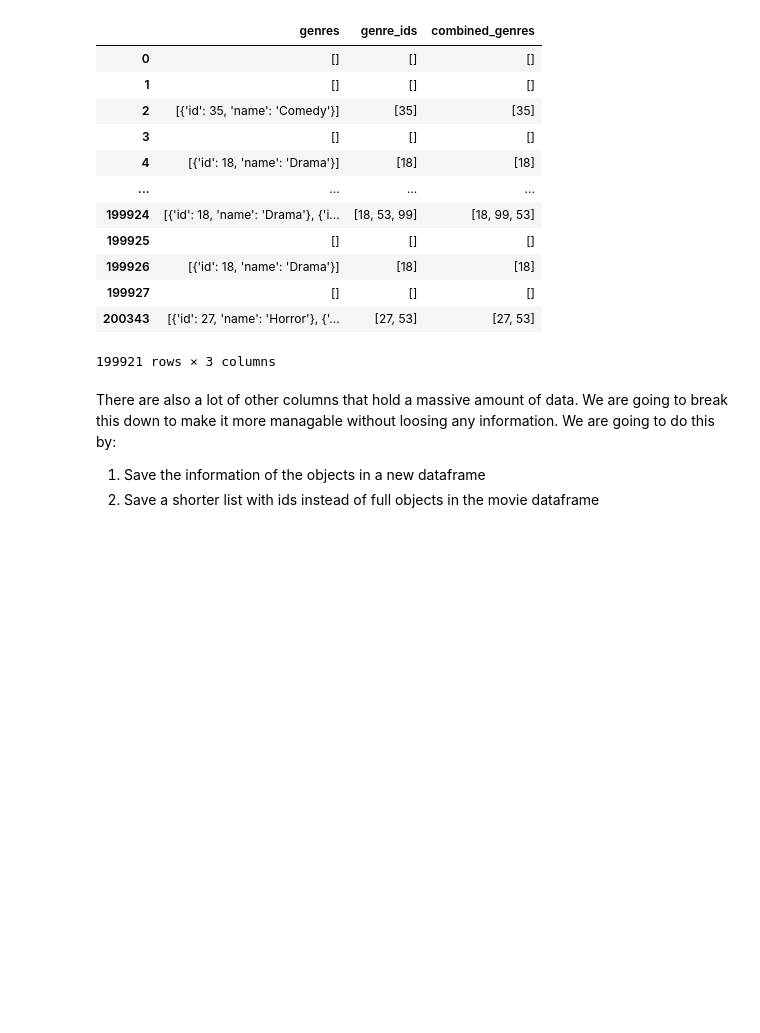
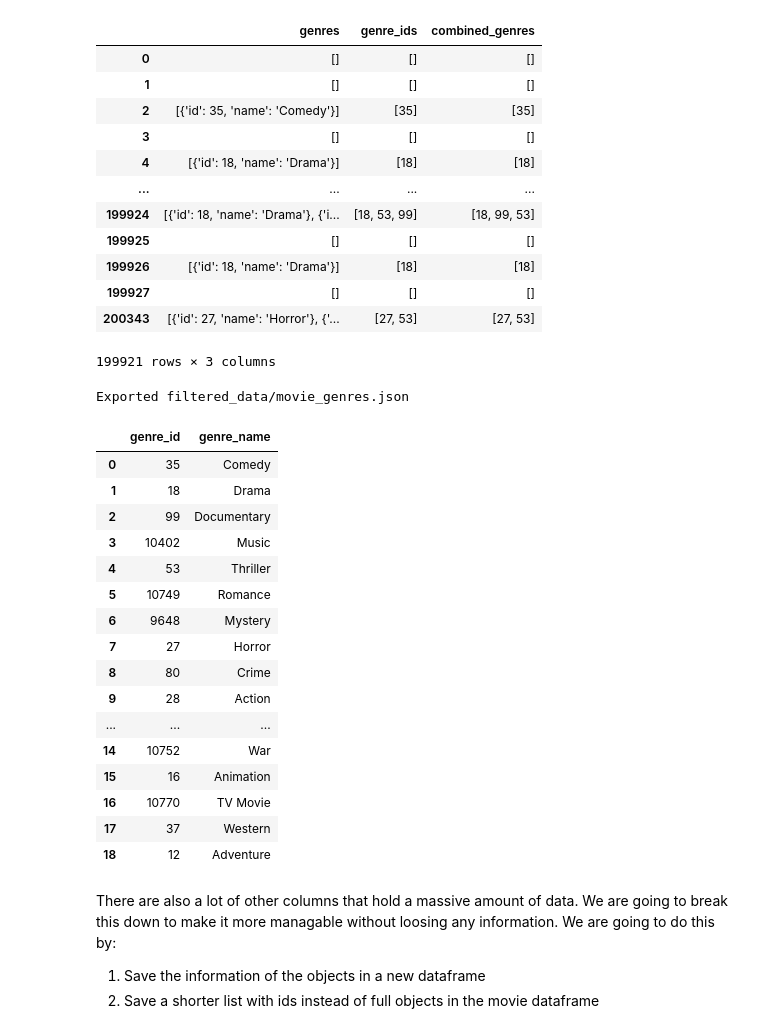
Before and after one commit to Simo067m/ComSocSci-Assignments, a Jupyter notebook: project/data_retrieval.ipynb, the cells around one changed output. Saved outputs shown, nothing was run; the diff lists cells and outputs as text; code cells hidden in the pictures; blank space fills up the shorter version.

Commit message:
Movie genres

```diff
--- a/project/data_retrieval.ipynb
+++ b/project/data_retrieval.ipynb
@@ -565,6 +565,38 @@ large_movie_df[['genres', 'genre_ids', 'combined_genres']]
 | 199927 | [] | [] | [] |
 | 200343 | [{'id': 27, 'name': 'Horror'}, {'... | [27, 53] | [27, 53] |
 199921 rows × 3 columns
+# %%
+# And keep genres names for later use
+genres_list = large_movie_df["genres"].explode().drop_duplicates().dropna().map(lambda x: tuple(x.values())).to_list()
+genres_df   = pd.DataFrame.from_records(genres_list, columns=["genre_id", "genre_name"])
+
+if save_information:
+    print('Exported filtered_data/movie_genres.json')
+    genres_df.to_json('filtered_data/movie_genres.json', orient='records', lines=True)
+
+else:
+    genres_df = pd.read_json('filtered_data/movie_genres.json', orient='records', lines=True)
+
+genres_df
+# %% [output]
+Exported filtered_data/movie_genres.json
+|  | genre_id | genre_name |
+| 0 | 35 | Comedy |
+| 1 | 18 | Drama |
+| 2 | 99 | Documentary |
+| 3 | 10402 | Music |
+| 4 | 53 | Thriller |
+| 5 | 10749 | Romance |
+| 6 | 9648 | Mystery |
+| 7 | 27 | Horror |
+| 8 | 80 | Crime |
+| 9 | 28 | Action |
+| ... | ... | ... |
+| 14 | 10752 | War |
+| 15 | 16 | Animation |
+| 16 | 10770 | TV Movie |
+| 17 | 37 | Western |
+| 18 | 12 | Adventure |
 # %%
 large_movie_df.drop(['genres', 'genre_ids'], axis=1, inplace=True)
 # %% [markdown]
```
Also changed, not shown: parts of 1 cell of this notebook.
